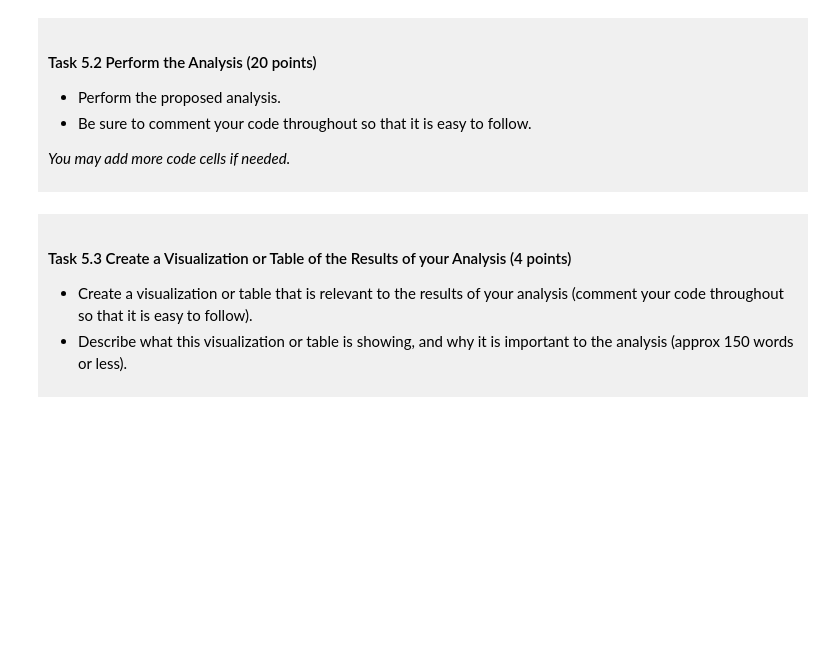
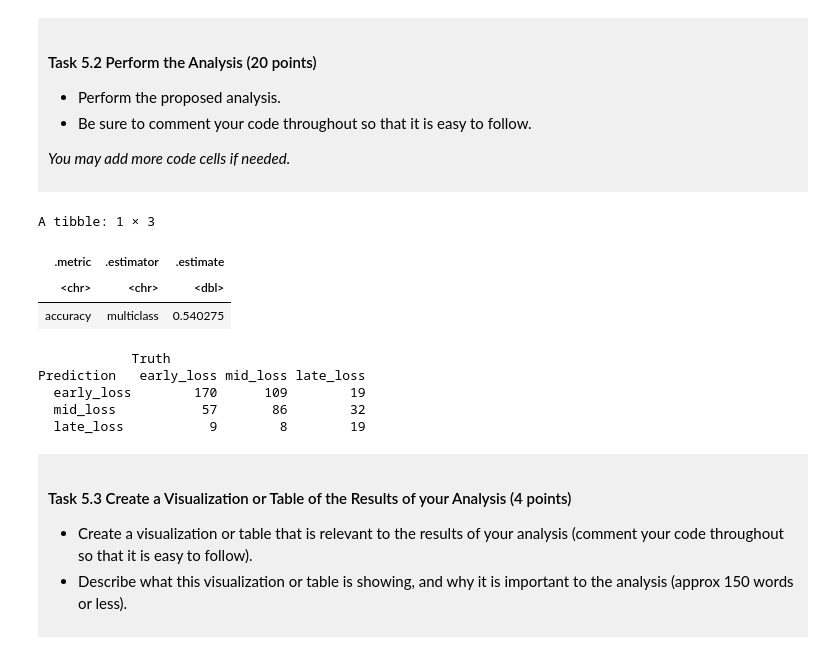
Before and after one commit to shayan631/dsci-100-project-shayan-miri, a Jupyter notebook: dsci-100-project-notebook.ipynb, the cells around one changed output. Saved outputs shown, nothing was run; the diff lists cells and outputs as text; code cells hidden in the pictures; blank space fills up the shorter version.

```diff
--- a/dsci-100-project-notebook.ipynb
+++ b/dsci-100-project-notebook.ipynb
@@ -409,13 +410,13 @@ Visualization 2: How closely does conference win percentage follow regional win
 # %%
 options(repr.plot.width = 12, repr.plot.height = 7)
 
-basketball_condensed_finish <- basketball_tidy |> mutate(finish_condensed = fct_collapse(tourney_finish,
+basketball_condensed_finish <- basketball_tidy |> filter(!is.na(conf_wins_pct)) |> mutate(finish_condensed = fct_collapse(tourney_finish,
                                                                                         early_loss = c("opening_round_loss", "first_round_loss"),
                                                                                         mid_loss = c("second_round_loss", "top_16_loss"),
                                                                                         late_loss = c("top_8_loss", "top_4_loss", "top_2_loss", "champ")),
                                                         finish_condensed = fct_relevel(finish_condensed, "early_loss","mid_loss","late_loss"))
 # condensed to improve readibility
-viz2 <- basketball_condensed_finish |> filter(!is.na(conf_wins_pct)) |> arrange(finish_condensed) |>
+viz2 <- basketball_condensed_finish |> arrange(finish_condensed) |>
     ggplot(aes(x = reg_wins_pct, y = conf_wins_pct, colour = finish_condensed)) +
     geom_point(alpha = 0.7) +
     labs(x = "regional win percentage", y = "conference win percentage", colour = "Tournament finish", title = "Regional win percentage vs. conference win percentage") +
@@ -484,7 +485,65 @@ This is a *draft*, we require a commit at this stage but it does not need to be
 
 </div>
 # %%
-### EDIT THIS CODE CELL ###
+library(rsample)
+library(tidymodels)
+# setting seed for consistent results
+set.seed(67575209)
+
+# making initial split for training and testing data sets
+basketball_split <- initial_split(basketball_condensed_finish, prop = 0.75, strata = finish_condensed)
+basketball_training <- training(basketball_split)
+basketball_testing <- testing(basketball_split)
+
+# v fold for cross validation
+basketball_fold <- vfold_cv(data = basketball_training, v = 5, strata = finish_condensed)
+
+# Making recipe and preprocessing steps
+basketball_recipe <- recipe(finish_condensed ~ reg_wins_pct + conf_wins_pct, data = basketball_training) |>
+    step_scale(all_predictors()) |>
+    step_center(all_predictors())
+
+# values of k used for finding the best one
+k_grid <- tibble(neighbors = seq(from = 1, to = 100, by = 5))
+
+knn_tune <- nearest_neighbor(weight_func = "rectangular", neighbors = tune()) |> set_engine("kknn") |> set_mode("classification")
+
+knn_results <- workflow() |> add_recipe(basketball_recipe) |>
+    add_model(knn_tune) |>
+    tune_grid(resamples = basketball_fold, grid = k_grid) |>
+    collect_metrics()
+
+# the k with the highest accuracy
+knn_best <-  knn_results |> filter(.metric == "accuracy") |> arrange(desc(mean)) |> slice(1) |> select(neighbors) |> pull()
+
+# training model on the training data
+knn_spec_best <- nearest_neighbor(weight_func = "rectangular", neighbors = knn_best) |>
+    set_engine("kknn") |>
+    set_mode("classification")
+basketball_fit <- workflow() |> add_recipe(basketball_recipe) |> add_model(knn_spec_best) |> fit(basketball_training)
+
+# testing model on the testing data
+basketball_predictions <- predict(basketball_fit, basketball_testing) |>
+    bind_cols(basketball_testing)
+
+# metrics
+basketball_predictions |>
+    metrics(truth = finish_condensed, estimate = .pred_class) |>
+    filter(.metric == "accuracy")
+
+# confusion matrix
+basketball_predictions |>
+    conf_mat(truth = finish_condensed, estimate = .pred_class)
+# %% [output]
+A tibble: 1 × 3
+| .metric | .estimator | .estimate |
+| <chr> | <chr> | <dbl> |
+| accuracy | multiclass | 0.540275 |
+            Truth
+Prediction   early_loss mid_loss late_loss
+  early_loss        170      109        19
+  mid_loss           57       86        32
+  late_loss           9        8        19
 # %% [markdown]
 <div style="background-color: #f0f0f0; padding: 10px;">
 
```
Also changed, not shown: parts of 8 cells of this notebook.
